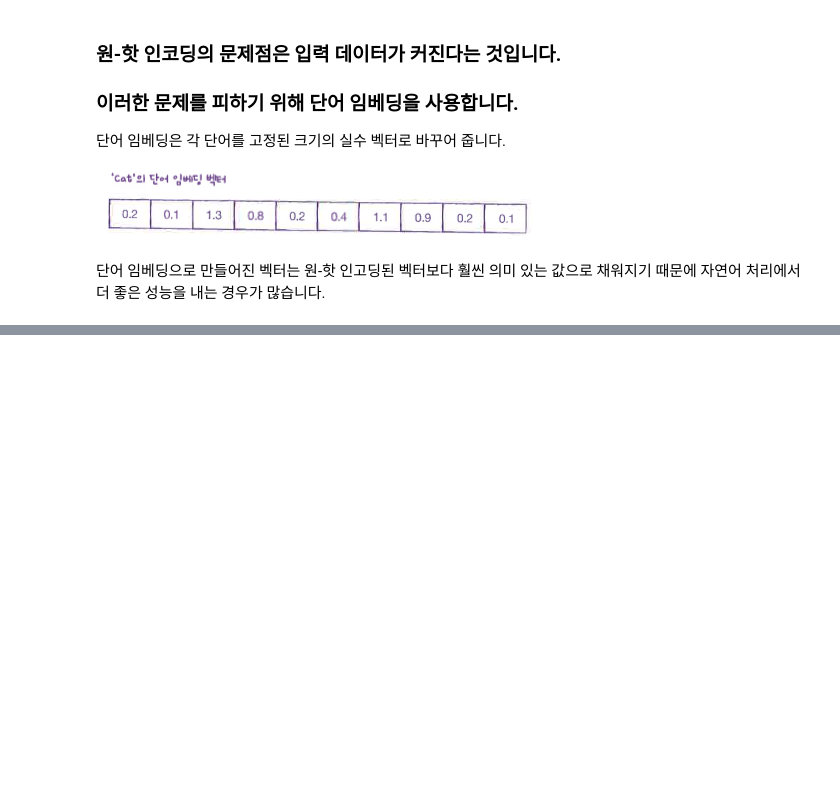
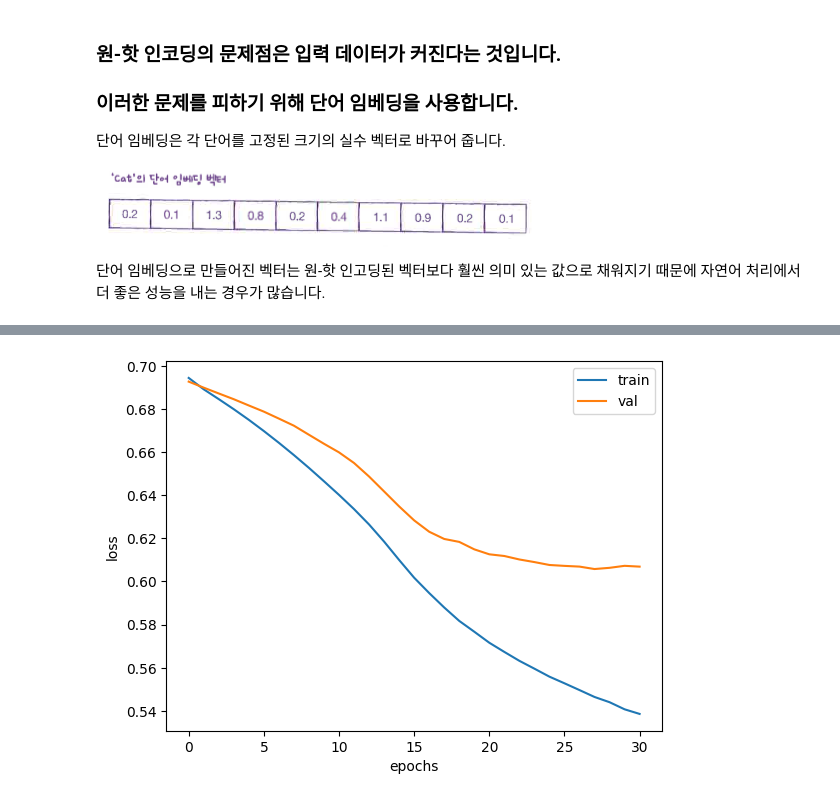
Before and after one commit to jongyunwoo/machinelearning-deeplearning, a Jupyter notebook: 머신러닝+딥러닝09-2.ipynb, the cells around one changed output, grey strips where cells are left out. Drawn from its saved outputs; the diff is of its cells as text; code cells hidden in the pictures; blank space fills up the shorter version.

```diff
--- a/머신러닝+딥러닝09-2.ipynb
+++ b/머신러닝+딥러닝09-2.ipynb
@@ -168,10 +184,4 @@ rmsprop = keras.optimizers.legacy.RMSprop(learning_rate=1e-4)
 model2.compile(optimizer=rmsprop, loss='binary_crossentropy', metrics=['accuracy'])
 checkpoint_cb = keras.callbacks.ModelCheckpoint('best-embedding-model.h5')
 early_stopping_cb = keras.callbacks.EarlyStopping(patience=3, restore_best_weights=True)
-history = model.fit(train_seq, train_target, epochs=100, batch_size=64, validation_data=(val_seq, val_target), callbacks=[checkpoint_cb, early_stopping_cb])
-plt.history(history.history['loss'])
-plt.history(history.history['val_loss'])
-plt.xlabel('epochs')
-plt.ylabel('loss')
-plt.legend(['train', 'val'])
-plt.show()
+history = model2.fit(train_seq, train_target, epochs=100, batch_size=64, validation_data=(val_seq, val_target), callbacks=[checkpoint_cb, early_stopping_cb])
@@ -177,0 +210,9 @@ plt.show()
+# %%
+plt.plot(history.history['loss'])
+plt.plot(history.history['val_loss'])
+plt.xlabel('epochs')
+plt.ylabel('loss')
+plt.legend(['train', 'val'])
+plt.show()
+# %% [output]
+[figure, added]
```
Also changed, not shown: parts of 4 cells of this notebook, 2 other files.
